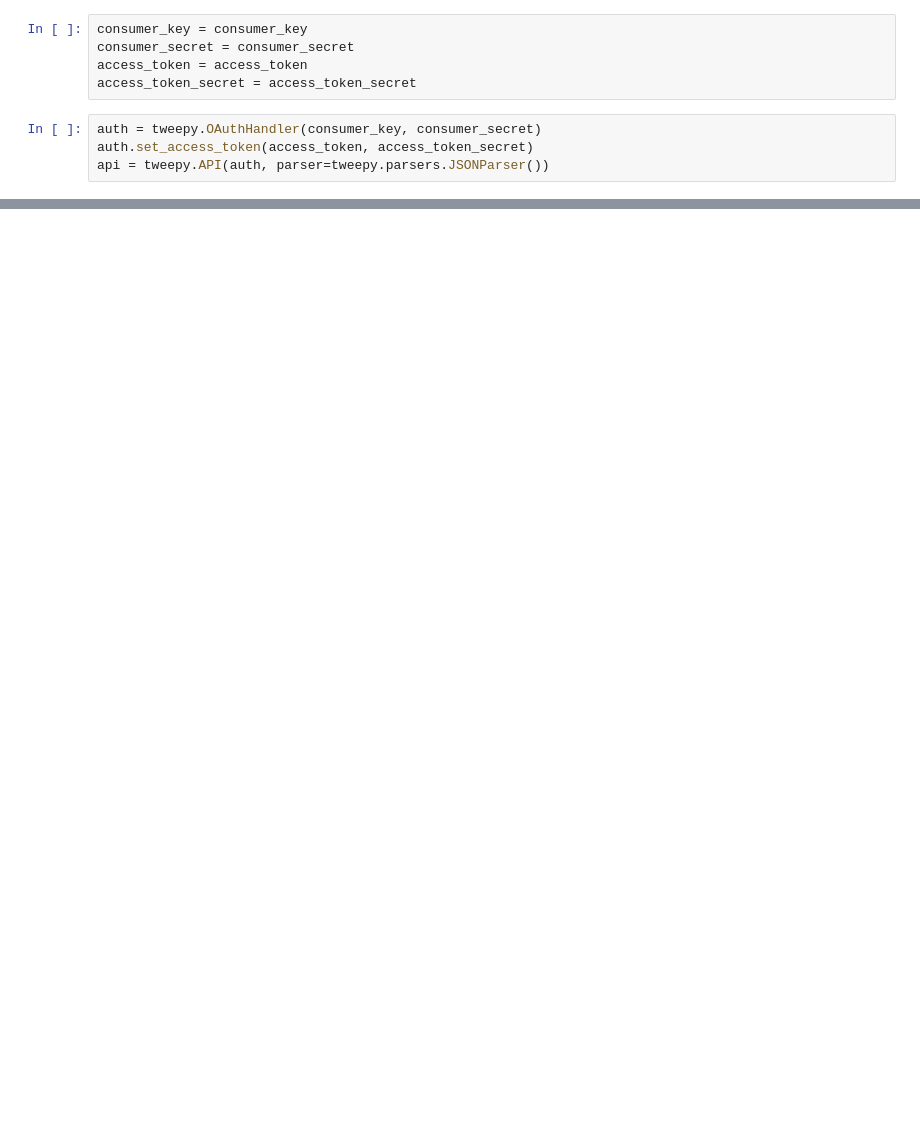
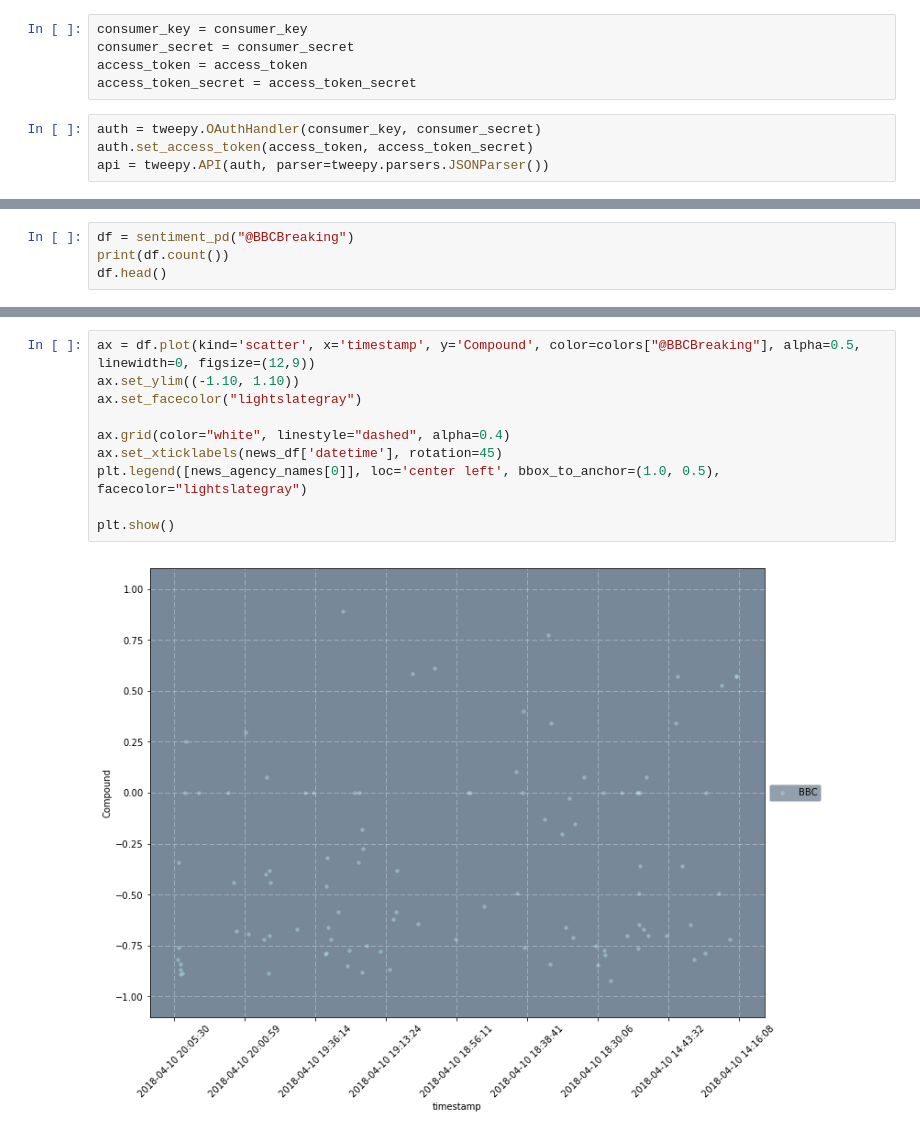
Before and after one commit to jjahn0/social_analytics, a Jupyter notebook: NewsMood/happynews.ipynb, the cells around one changed output, grey strips where cells are left out. Cells and saved outputs as stored; diff of their text form; blank space fills up the shorter version.

```diff
--- a/NewsMood/happynews.ipynb
+++ b/NewsMood/happynews.ipynb
@@ -76,0 +207,4 @@ plt.show()
+# %%
+df = sentiment_pd("@BBCBreaking")
+print(df.count())
+df.head()
@@ -76,0 +226,12 @@ plt.show()
+# %%
+ax = df.plot(kind='scatter', x='timestamp', y='Compound', color=colors["@BBCBreaking"], alpha=0.5, linewidth=0, figsize=(12,9))
+ax.set_ylim((-1.10, 1.10))
+ax.set_facecolor("lightslategray")
+
+ax.grid(color="white", linestyle="dashed", alpha=0.4)
+ax.set_xticklabels(news_df['datetime'], rotation=45)
+plt.legend([news_agency_names[0]], loc='center left', bbox_to_anchor=(1.0, 0.5), facecolor="lightslategray")
+
+plt.show()
+# %% [output]
+[figure, added]
```
Also changed, not shown: parts of 19 cells of this notebook, 2 other files.
